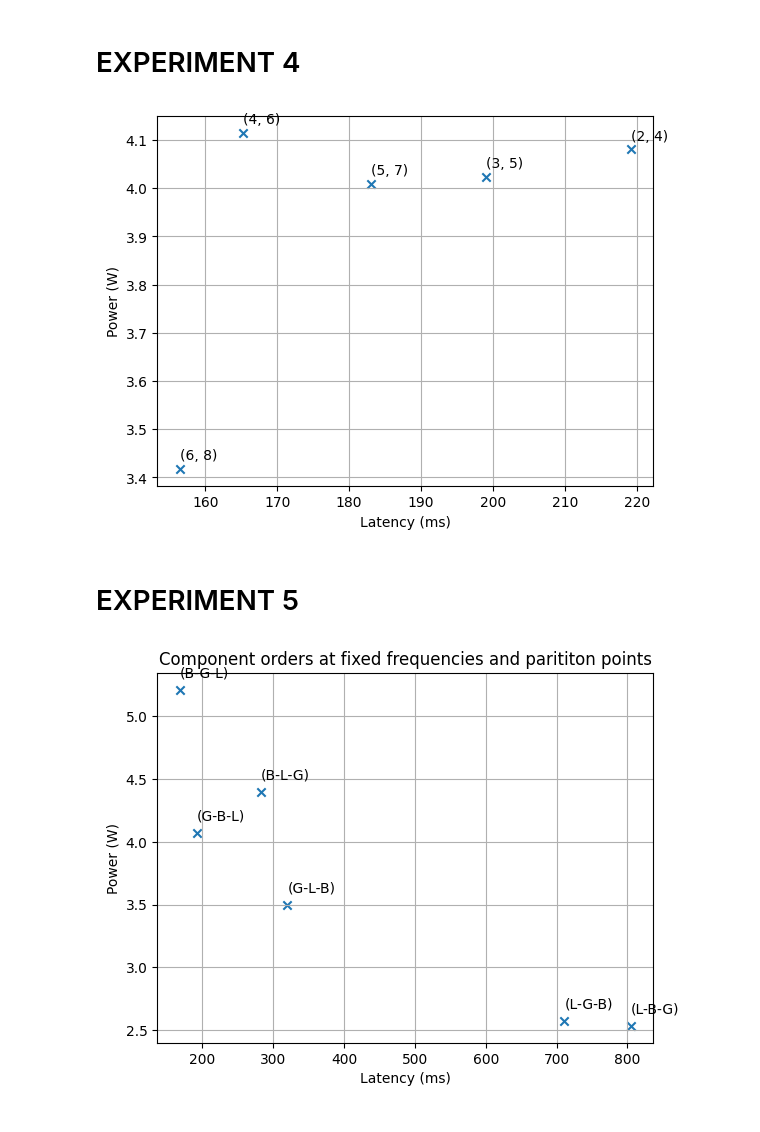
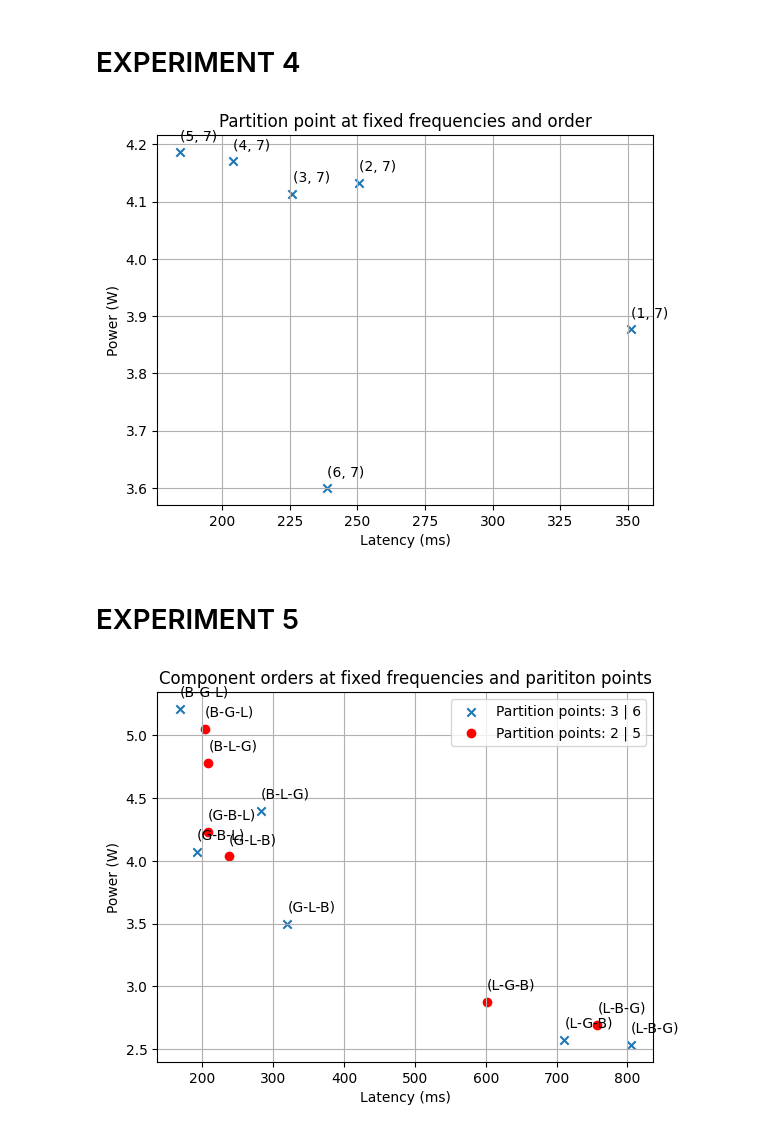
Before and after one commit to ar000001/power-optimization-governor, a Jupyter notebook: experiment_scripts/plot_nb.ipynb, the cells around one changed output. Saved outputs shown, nothing was run; the diff lists cells and outputs as text; code cells hidden in the pictures.

Commit message:
Added new plots

```diff
--- a/experiment_scripts/plot_nb.ipynb
+++ b/experiment_scripts/plot_nb.ipynb
@@ -260,34 +221,40 @@ Best fit plane: watts = -8.896e-06 * big_freq + 4.656e-07 * little_freq + 106.50
 # %% [markdown]
 # EXPERIMENT 4
 # %%
-data = pd.read_csv("data/exp4_partition_points_20260117_171535.csv", header=1)
+data = pd.read_csv("data/exp4_partition_points_20260118_111443.csv", header=1)
 
 plt.scatter(data["latency"], data["watts"], marker="x")
 
 for i, row in data.iterrows():
     plt.annotate(f"({row['pp1']}, {row['pp2']})", (row['latency']+0.02, row['watts']+0.02))
 
 plt.xlabel("Latency (ms)")
 plt.ylabel("Power (W)")
 plt.title("Partition point at fixed frequencies and order")
 plt.grid(True)
 plt.show()
 # %% [output]
-[figure, old version]
+[figure, new version]
 # %% [markdown]
 # EXPERIMENT 5
 # %%
 data = pd.read_csv("data/exp5_orders_20260117_185500.csv", header=1)
+data2 = pd.read_csv("data/exp5_orders_20260118_115048.csv", header=1)
 
-plt.scatter(data["latency"], data["watts"], marker="x")
+plt.scatter(data["latency"], data["watts"], marker="x", label="Partition points: 3 | 6")
+plt.scatter(data2["latency"], data2["watts"], color="r", marker="o", label="Partition points: 2 | 5")
 
 for i, row in data.iterrows():
+    plt.annotate(f"({row['order']})", (row['latency']+0.1, row['watts']+0.1))
+
+for i, row in data2.iterrows():
     plt.annotate(f"({row['order']})", (row['latency']+0.1, row['watts']+0.1))
 
 plt.title("Component orders at fixed frequencies and parititon points")
 plt.xlabel("Latency (ms)")
 plt.ylabel("Power (W)")
 plt.grid(True)
+plt.legend()
 plt.show()
 # %% [output]
-[figure, old version]
+[figure, new version]
```
Also changed, not shown: parts of 4 cells of this notebook.
